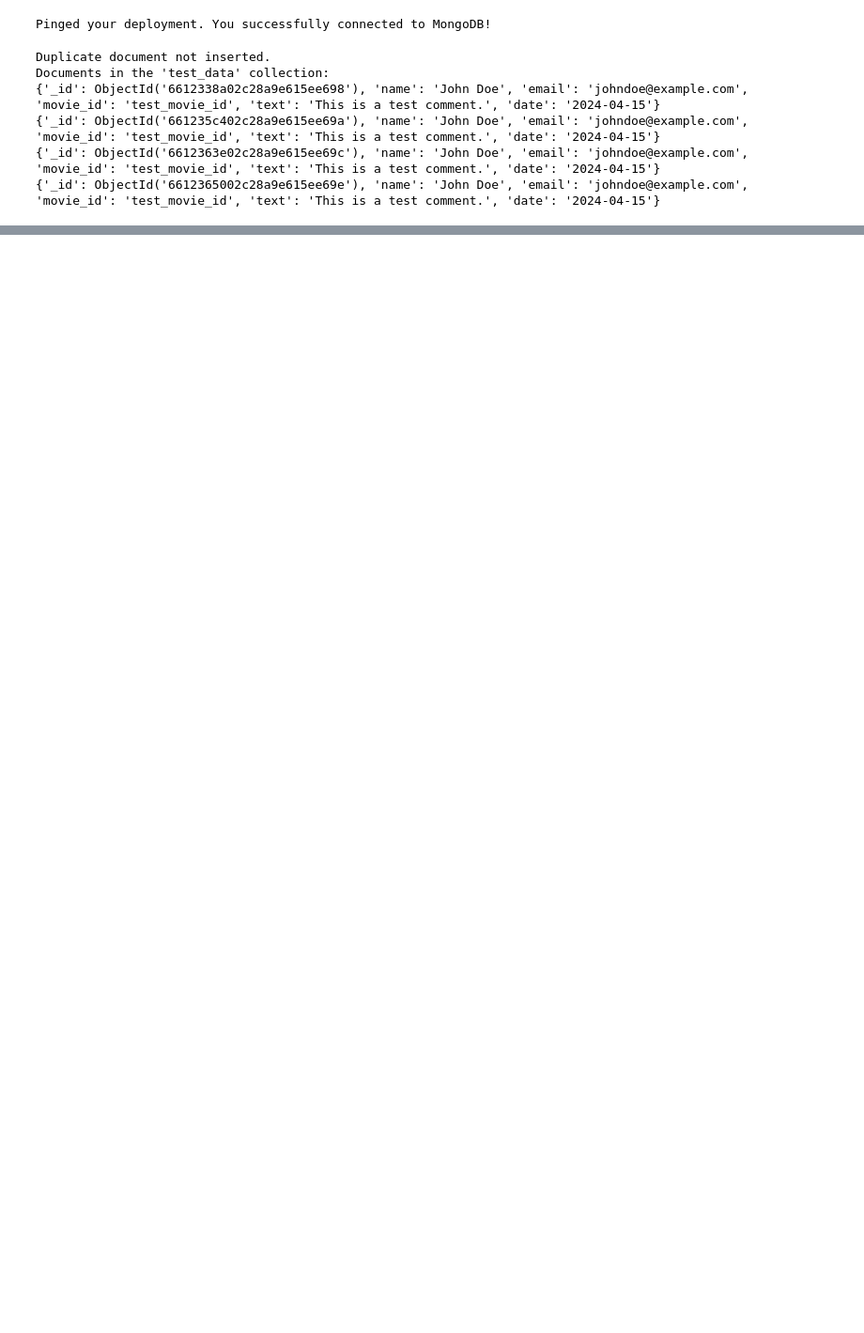
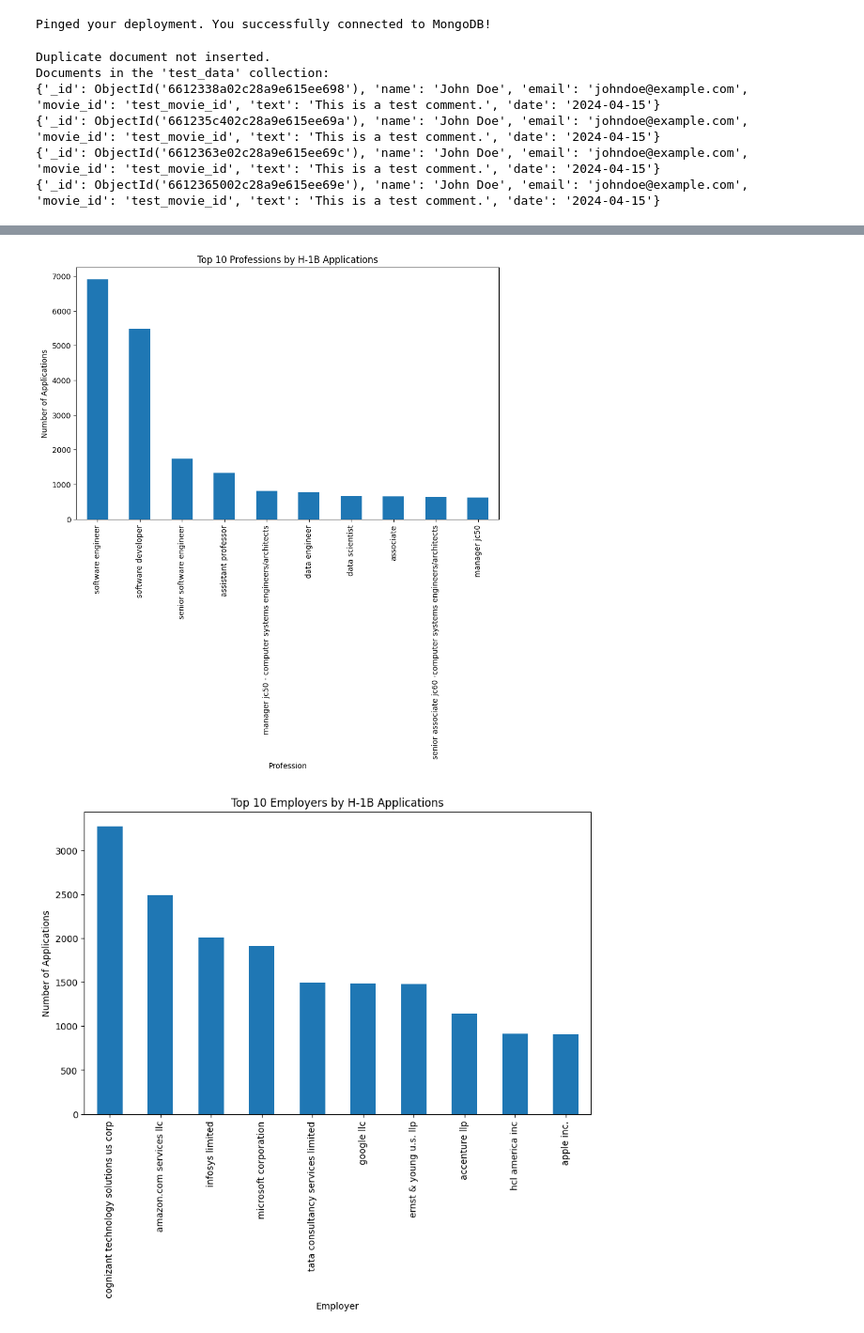
Before and after one commit to KartikThakkar1/Non-Immigrant-Visa-Analysis, a Jupyter notebook: h1b_curtis.ipynb, the cells around one changed output, grey strips where cells are left out. Shown at 94% size. Cells and saved outputs as stored; diff of their text form; code cells hidden in the pictures; blank space fills up the shorter version.

```diff
--- a/h1b_curtis.ipynb
+++ b/h1b_curtis.ipynb
@@ -87,0 +142,6 @@ Documents in the 'test_data' collection:
+# %%
+top_professions = df['JOB_TITLE'].value_counts().head(10)
+print(top_professions)
+
+top_employers = df['EMPLOYER_NAME'].value_counts().head(10)
+print(top_employers)
@@ -87,0 +166,19 @@ Documents in the 'test_data' collection:
+# %%
+import matplotlib.pyplot as plt
+
+plt.figure(figsize=(10, 6))
+top_professions.plot(kind='bar')
+plt.xlabel('Profession')
+plt.ylabel('Number of Applications')
+plt.title('Top 10 Professions by H-1B Applications')
+plt.show()
+
+plt.figure(figsize=(10, 6))
+top_employers.plot(kind='bar')
+plt.xlabel('Employer')
+plt.ylabel('Number of Applications')
+plt.title('Top 10 Employers by H-1B Applications')
+plt.show()
+# %% [output]
+[figure, added]
+[figure, added]
```
Also changed, not shown: parts of 7 cells of this notebook, 1 other file.
